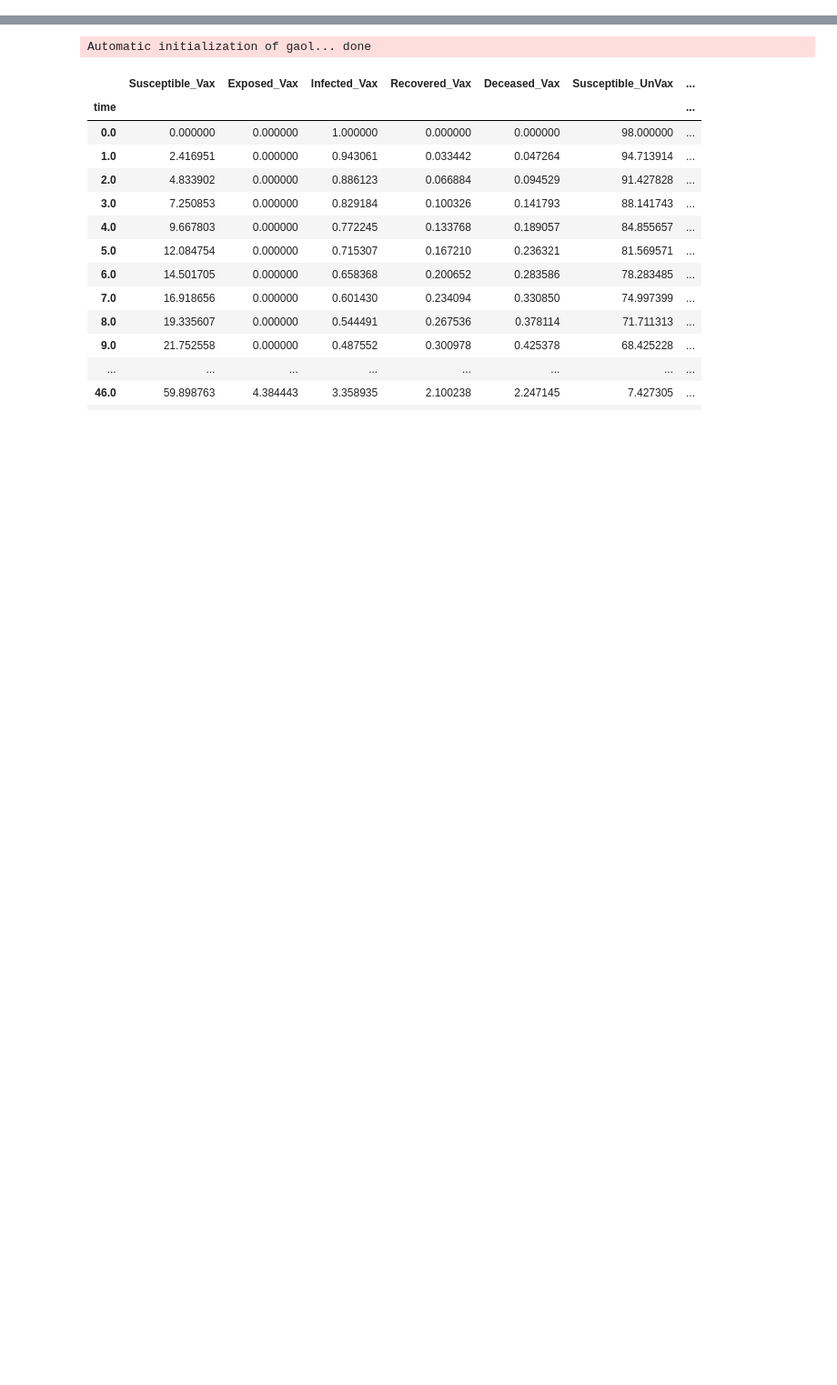
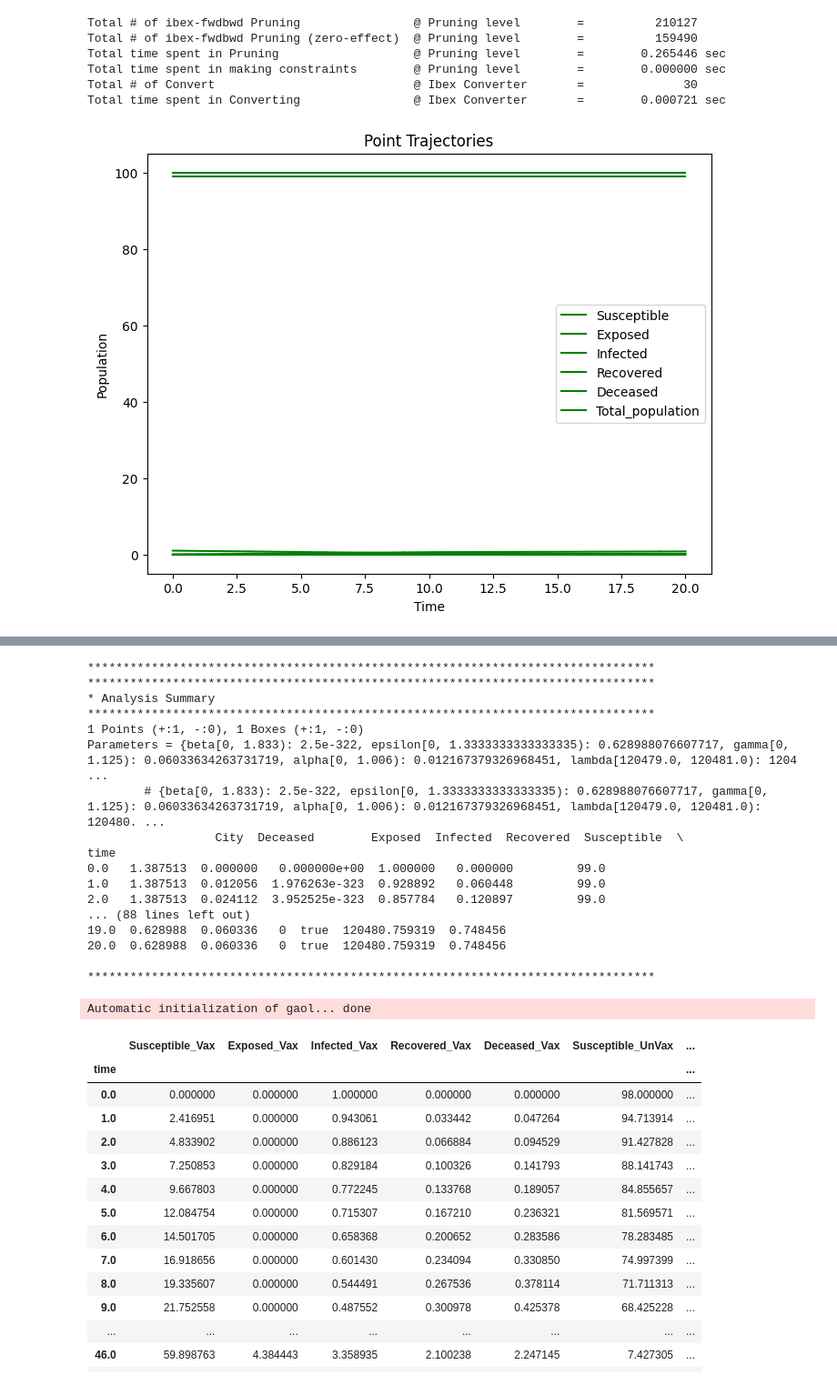
Before and after one commit to siftech/funman, a Jupyter notebook: notebooks/funman_single_scenario.ipynb, the cells around one changed output, grey strips where cells are left out. Shown at 91% size. Drawn from its saved outputs; the diff is of its cells as text; code cells hidden in the pictures; blank space fills up the shorter version.

Commit message:
fix base case for derivative constraint

```diff
--- a/notebooks/funman_single_scenario.ipynb
+++ b/notebooks/funman_single_scenario.ipynb
@@ -67,35 +67,36 @@ with open(REQUEST_PATH, "r") as request:
 
     # funman_request.config.substitute_subformulas = True
     # funman_request.config.use_transition_symbols = True
-    funman_request.config.use_compartmental_constraints=False
+    funman_request.config.use_compartmental_constraints=True
     funman_request.config.save_smtlib="./out"
     funman_request.config.tolerance = 0.001
-    funman_request.config.verbosity = 20
-    funman_request.config.dreal_log_level = "trace"
+    funman_request.config.verbosity = 10
+    funman_request.config.dreal_log_level = "info"
 
     factor = 1
-    to_synthesize = ["beta", "gamma"]
+    to_synthesize = ["beta"]
     for p in [po for po in funman_request.parameters if po.name not in []]:
         param = funman_request.parameter(p.name)
-        param.interval.lb = max(p.interval.lb-factor, min(0, p.interval.lb))
-        param.interval.ub = min(p.interval.ub+factor, max(1, p.interval.ub))
+        param.interval.lb = max(p.interval.lb-factor, 0)
+        param.interval.ub = min(p.interval.ub+factor, max(1, p.interval.ub+factor))
         # param.label = "all" if p.name in to_synthesize else "any"
+        print(param)
 
-    # # Susceptible is decreasing,  dS/dt < 0, S_{t+1} - S_t < 0
-    # c1 = LinearConstraint(name="c1", additive_bounds=Interval(ub=0), variables=["Susceptible"], derivative=True, timepoints=Interval(lb=10))
-    # funman_request.constraints.append(c1)
+    # Susceptible is decreasing,  dS/dt <= 0, S_{t+1} - S_t <= 0
+    c1 = LinearConstraint(name="c1", additive_bounds=Interval(ub=0, closed_upper_bounds=True), variables=["Susceptible"], derivative=True)
+    funman_request.constraints.append(c1)
 
-    # # R is increasing, dR/dt > 0, -dR/dt < 0,   - (R_{t+1} - R_t) < 0
-    c2 = LinearConstraint(name="c2", additive_bounds=Interval(ub=0), variables=["Recovered"], weights=[-1], derivative=True, timepoints=Interval(lb=20))
+    # # R is increasing, dR/dt >= 0,   R_{t+1} - R_t >= 0
+    c2 = LinearConstraint(name="c2", additive_bounds=Interval(lb=0), variables=["Recovered"], derivative=True)
     funman_request.constraints.append(c2)
 
-    # # D is increasing, dD/dt > 0, -dD/dt < 0,   - (D_{t+1} - D_t) < 0
-    c3 = LinearConstraint(name="c3", additive_bounds=Interval(ub=0), variables=["Deceased"], weights=[-1], derivative=True,  timepoints=Interval(lb=20))
+    # # D is increasing, dD/dt >= 0, dD/dt >= 0,   D_{t+1} - D_t >= 0
+    c3 = LinearConstraint(name="c3", additive_bounds=Interval(lb=0), variables=["Deceased"], derivative=True)
     funman_request.constraints.append(c3)
 
-    # Population size maintained
-    c4 = LinearConstraint(name="compartment", additive_bounds=Interval(lb=0, ub=0, closed_upper_bound=True), variables=COMPARTMENTS, weights=[1, 1, 1, 1, 1, -1])
-    funman_request.constraints.append(c4)
+    # # Population size maintained
+    # c4 = LinearConstraint(name="compartment", additive_bounds=Interval(lb=0, ub=0, closed_upper_bound=True), variables=COMPARTMENTS, weights=[1, 1, 1, 1, 1, -1])
+    # funman_request.constraints.append(c4)
 
     # # Infected peak
     # c5 = LinearConstraint(name="Infected_peak", additive_bounds=Interval(lb=50), variables=["Infected"], timepoints=Interval(lb=40, ub=40, closed_upper_bound=True))
@@ -136,0 +139,7 @@ Automatic initialization of gaol... done
+Total # of ibex-fwdbwd Pruning                @ Pruning level        =          210127
+Total # of ibex-fwdbwd Pruning (zero-effect)  @ Pruning level        =          159490
+Total time spent in Pruning                   @ Pruning level        =        0.265446 sec
+Total time spent in making constraints        @ Pruning level        =        0.000000 sec
+Total # of Convert                            @ Ibex Converter       =              30
+Total time spent in Converting                @ Ibex Converter       =        0.000721 sec
+[figure, added]
@@ -137,3 +147,20 @@ Automatic initialization of gaol... done
+********************************************************************************
+********************************************************************************
+* Analysis Summary
+********************************************************************************
+1 Points (+:1, -:0), 1 Boxes (+:1, -:0)
+Parameters = {beta[0, 1.833): 2.5e-322, epsilon[0, 1.3333333333333335): 0.628988076607717, gamma[0, 1.125): 0.06033634263731719, alpha[0, 1.006): 0.012167379326968451, lambda[120479.0, 120481.0): 1204 ...
+        # {beta[0, 1.833): 2.5e-322, epsilon[0, 1.3333333333333335): 0.628988076607717, gamma[0, 1.125): 0.06033634263731719, alpha[0, 1.006): 0.012167379326968451, lambda[120479.0, 120481.0): 120480. ...
+                  City  Deceased        Exposed  Infected  Recovered  Susceptible  \
+time
+0.0   1.387513  0.000000   0.000000e+00  1.000000   0.000000         99.0
+1.0   1.387513  0.012056  1.976263e-323  0.928892   0.060448         99.0
+2.0   1.387513  0.024112  3.952525e-323  0.857784   0.120897         99.0
+... (88 lines left out)
+19.0  0.628988  0.060336   0  true  120480.759319  0.748456
+20.0  0.628988  0.060336   0  true  120480.759319  0.748456
+
+********************************************************************************
 # %%
 # Feb 2024 Hackathon Scenario 3.3 (SEIRD)
 
```
Also changed, not shown: parts of 1 cell of this notebook, 2 other files.
